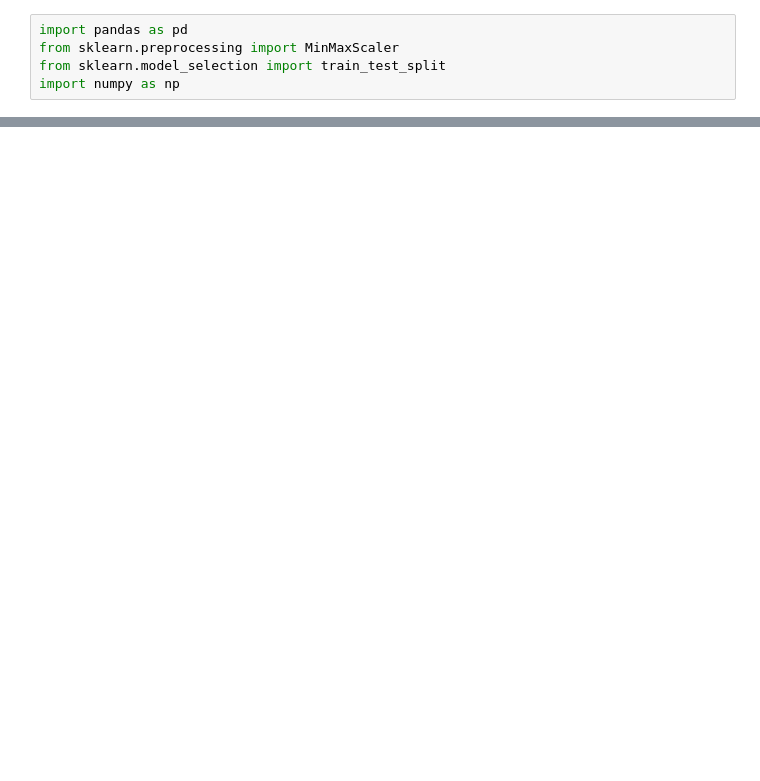
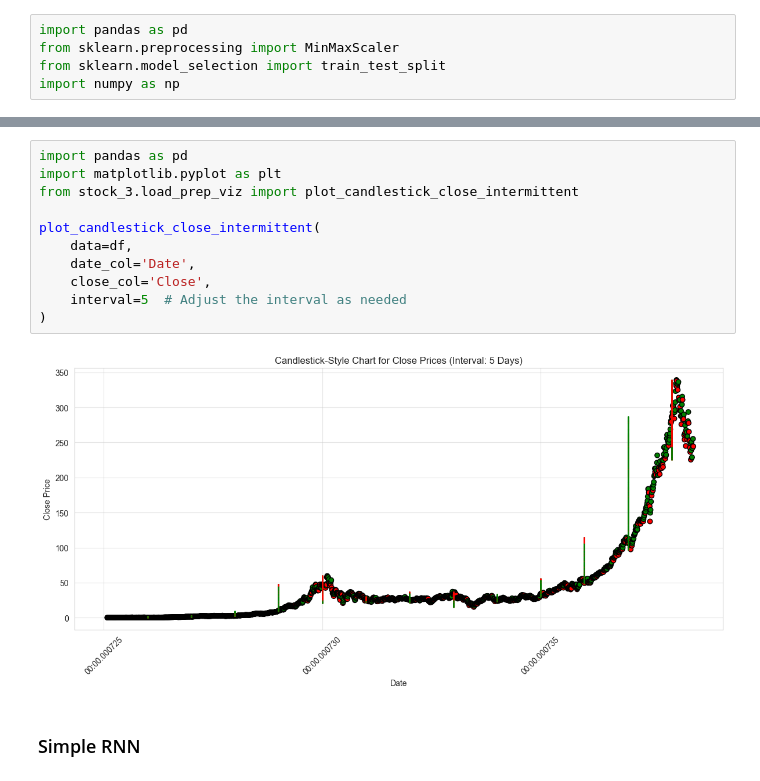
Before and after one commit to the-gauss/tiny-projects-ml, a Jupyter notebook: practice_assignments/u_adelaide/stock_3.ipynb, the cells around one changed output, grey strips where cells are left out. Cells and saved outputs as stored; diff of their text form; blank space fills up the shorter version.

```diff
--- a/practice_assignments/u_adelaide/stock_3.ipynb
+++ b/practice_assignments/u_adelaide/stock_3.ipynb
@@ -43,3 +36,18 @@ print(f"X_test shape: {X_test.shape}, y_test shape: {y_test.shape}")
 X_train shape: (6432, 75, 7), y_train shape: (6432, 7)
 X_val shape: (1378, 75, 7), y_val shape: (1378, 7)
 X_test shape: (1379, 75, 7), y_test shape: (1379, 7)
+# %%
+import pandas as pd
+import matplotlib.pyplot as plt
+from stock_3.load_prep_viz import plot_candlestick_close_intermittent
+
+plot_candlestick_close_intermittent(
+    data=df,
+    date_col='Date',
+    close_col='Close',
+    interval=5  # Adjust the interval as needed
+)
+# %% [output]
+[figure, added]
+# %% [markdown]
+### Simple RNN
```
Also changed, not shown: parts of 18 cells of this notebook, 3 other files.
